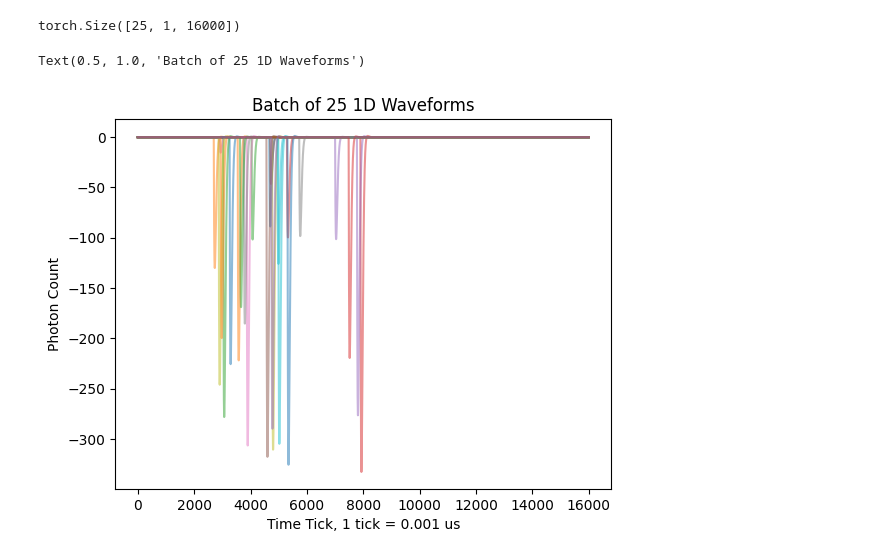
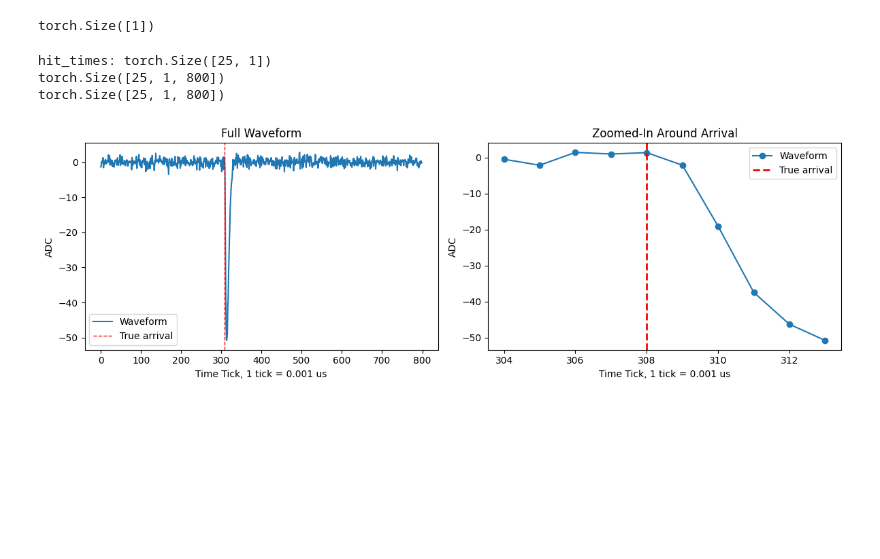
Before and after one commit to carsmithhhh/flash_detection, a Jupyter notebook: single_channel_unet.ipynb, the cells around one changed output. Drawn from its saved outputs; the diff is of its cells as text; code cells hidden in the pictures; blank space fills up the shorter version.

```diff
--- a/single_channel_unet.ipynb
+++ b/single_channel_unet.ipynb
@@ -79,18 +109,64 @@ test_loader = DataLoader(
+# %%
+waveforms, arrival_times, hit_times, photon_bins, photon_list = next(iter(train_loader))
+print(hit_times[3].shape)
+# %% [output]
+torch.Size([1])
 # %%
 # Inspecting data
-waveforms, arrival_times = next(iter(train_loader))
+waveforms, arrival_times, hit_times, photon_bins, photon_list = next(iter(train_loader))
+print(f"hit_times: {hit_times.shape}")
 print(waveforms.shape)
+print(arrival_times.shape)
 ticks = np.arange(waveforms[0].shape[1])
 
-for wf in waveforms:
-    plt.plot(ticks, wf.squeeze(0), alpha=0.5)
-plt.xlabel(f"Time Tick, 1 tick = 0.001 us")
-plt.ylabel("Photon Count")
-plt.title(f"Batch of {len(waveforms)} 1D Waveforms")
+# Create two horizontal subplots
+fig, axs = plt.subplots(1, 2, figsize=(12, 4))  # 1 row, 2 columns
+
+# Select the first waveform and arrival
+for i, wf in enumerate(waveforms):
+    ticks = torch.arange(wf.shape[-1])  # assume ticks = [0, 1, ..., length-1]
+    wf = wf.squeeze(0)  # shape: [length]
+    arrival_idx = torch.nonzero(arrival_times[i].squeeze(0), as_tuple=False).squeeze().item()
+
+    # First subplot: full waveform
+    axs[0].plot(ticks, wf, alpha=1, label='Waveform')
+    # axs[0].axvline(x=arrival_idx, color='r', linestyle='--', linewidth=2, label='True arrival')
+
+    # FOR MULTIPLE HITS!
+    for j, t in enumerate(hit_times[i]):
+        axs[0].axvline(
+            x=t.item(),
+            color='r',
+            linestyle='--',
+            linewidth=1,
+            label='True arrival' if j == 0 else ""
+        )
+    axs[0].set_title("Full Waveform")
+    axs[0].set_xlabel(f"Time Tick, 1 tick = 0.001 us")
+    axs[0].set_ylabel("ADC")
+    axs[0].legend()
+
+    # Second subplot: zoomed in around true arrival
+    zoom_window = 5  # ±10 ticks = 20 total
+    start = max(arrival_idx - zoom_window + 1, 0)
+    end = min(arrival_idx + zoom_window + 1, wf.shape[0])
+
+    axs[1].plot(ticks[start:end], wf[start:end], alpha=1, label='Waveform', marker = 'o')
+    axs[1].axvline(x=arrival_idx, color='r', linestyle='--', linewidth=2, label='True arrival')
+    axs[1].set_title("Zoomed-In Around Arrival")
+    axs[1].set_xlabel(f"Time Tick, 1 tick = 0.001 us")
+    axs[1].set_ylabel("ADC")
+    axs[1].legend()
+
+    break  # only do the first waveform
+
+plt.tight_layout()
+plt.show()
 # %% [output]
-torch.Size([25, 1, 16000])
+hit_times: torch.Size([25, 1])
+torch.Size([25, 1, 800])
+torch.Size([25, 1, 800])
-Text(0.5, 1.0, 'Batch of 25 1D Waveforms')
-[figure, old version]
+[figure, new version]
 # %%
 # Doing the training yuhh
 from model import *
```
Also changed, not shown: parts of 35 cells of this notebook, 3 other files.
